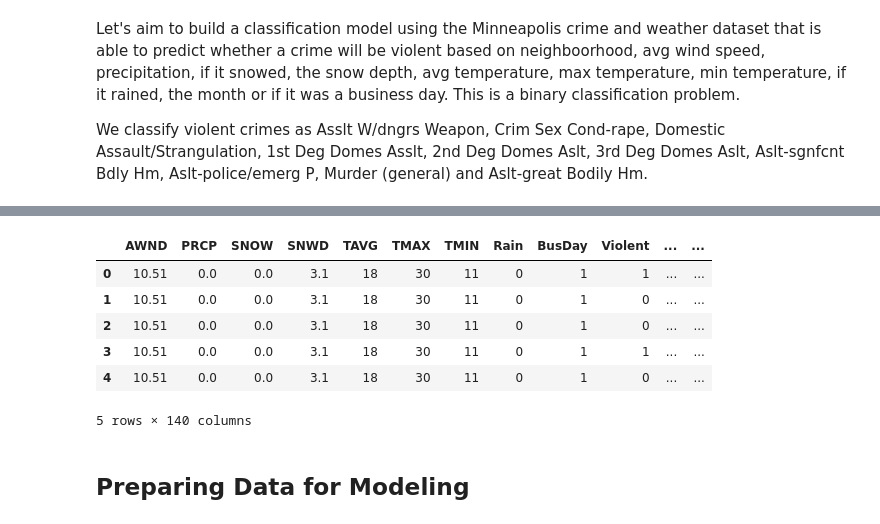
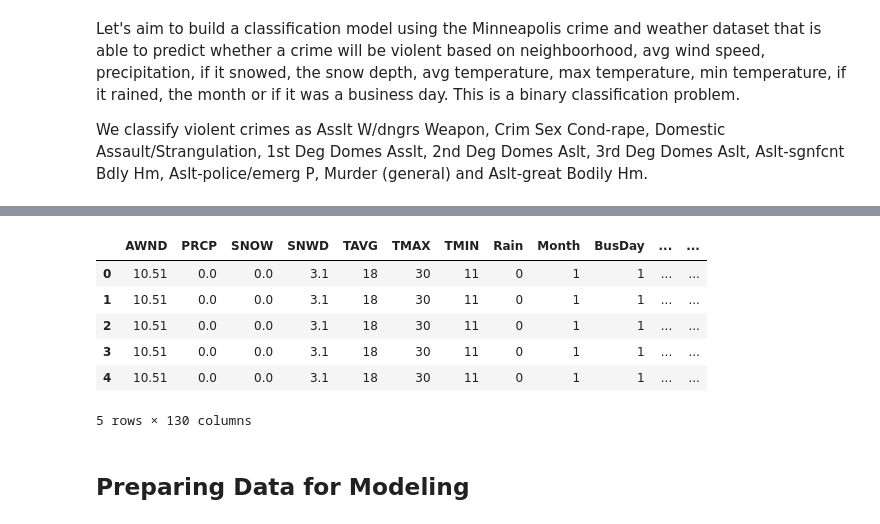
Before and after one commit to micoyle/Data-Programming-in-Python-Group-Project, a Jupyter notebook: Crime_Weather.ipynb, the cells around one changed output, grey strips where cells are left out. Saved outputs shown, nothing was run; the diff lists cells and outputs as text; code cells hidden in the pictures.

```diff
--- a/Crime_Weather.ipynb
+++ b/Crime_Weather.ipynb
@@ -191,3 +176,6 @@ combined_df['BusDay'] = np.is_busday(combined_df.Date.dt.date)
+# %%
+# Drop all rows with any missing values.
+combined_df = combined_df.dropna()
 # %%
 combined_df.info()
 # %% [output]
@@ -210,0 +205,12 @@ memory usage: 6.5+ MB
+# %%
+# Add Rain column to indicate it rained on that day.
+combined_df['Rain'] = np.where((combined_df.PRCP > 0) & (combined_df.SNOW == 0), 1, 0)
+
+# Add Month column with number of month.
+combined_df['Month'] = pd.Categorical(combined_df.Date.dt.month)
+
+# Add MonthText column with month text name.
+combined_df['MonthText'] = pd.Categorical(combined_df.Date.dt.month_name())
+
+# Add BusDay column to indicate if the Date is a business day or not.
+combined_df['BusDay'] = np.is_busday(combined_df.Date.dt.date)
@@ -369,7 +395,7 @@ We classify violent crimes as Asslt W/dngrs Weapon, Crim Sex Cond-rape, Domestic
 combined_df['Violent'] = np.where((combined_df.Description == 'Asslt W/dngrs Weapon') |
                                   (combined_df.Description == 'Crim Sex Cond-rape') |
                                   (combined_df.Description == 'Domestic Assault/Strangulation') |
-                                  (combined_df.Description == '1st Deg Domes Asslt')
+                                  (combined_df.Description == '1st Deg Domes Asslt') |
                                   (combined_df.Description == '2nd Deg Domes Aslt') |
                                   (combined_df.Description == '3rd Deg Domes Aslt') |
                                   (combined_df.Description == 'Aslt-sgnfcnt Bdly Hm') |
@@ -388,3 +414,4 @@ There are only 6,040 violent crimes compared to 55,922 non-violent crimes in thi
 # %%
 # Filter out unnecessary columns
-df = combined_df[['Offense', 'Neighborhood', 'AWND', 'PRCP', 'SNOW', 'SNWD', 'TAVG', 'TMAX', 'TMIN', 'Rain', 'Month', 'BusDay', 'Violent']]
+df = combined_df[['Offense', 'Neighborhood', 'AWND', 'PRCP', 'SNOW', 'SNWD',
+                  'TAVG', 'TMAX', 'TMIN', 'Rain', 'Month', 'BusDay', 'Violent']]
@@ -392,18 +429,20 @@ df = combined_df[['Offense', 'Neighborhood', 'AWND', 'PRCP', 'SNOW', 'SNWD', 'TA
 def createCategoricalDummies(df, categoricalList):
     return pd.get_dummies(df[categoricalList], prefix_sep = "::", drop_first = True)
 # %%
-categoricalList = ['Offense','Neighborhood', 'Rain', 'Month', 'BusDay', 'Violent']
+# Create list of columns to create categorical dummy columns for.
+categoricalList = ['Offense','Neighborhood']
 
+# Call function to create categorical dummy columns.
 df = pd.concat([df.drop(categoricalList,axis=1), createCategoricalDummies(df,categoricalList)], axis = 1)
 df.head()
 # %% [output]
-|  | AWND | PRCP | SNOW | SNWD | TAVG | TMAX | TMIN | Rain | BusDay | Violent | ... | ... |
+|  | AWND | PRCP | SNOW | SNWD | TAVG | TMAX | TMIN | Rain | Month | BusDay | ... | ... |
 | 0 | 10.51 | 0.0 | 0.0 | 3.1 | 18 | 30 | 11 | 0 | 1 | 1 | ... | ... |
-| 1 | 10.51 | 0.0 | 0.0 | 3.1 | 18 | 30 | 11 | 0 | 1 | 0 | ... | ... |
-| 2 | 10.51 | 0.0 | 0.0 | 3.1 | 18 | 30 | 11 | 0 | 1 | 0 | ... | ... |
+| 1 | 10.51 | 0.0 | 0.0 | 3.1 | 18 | 30 | 11 | 0 | 1 | 1 | ... | ... |
+| 2 | 10.51 | 0.0 | 0.0 | 3.1 | 18 | 30 | 11 | 0 | 1 | 1 | ... | ... |
 | 3 | 10.51 | 0.0 | 0.0 | 3.1 | 18 | 30 | 11 | 0 | 1 | 1 | ... | ... |
-| 4 | 10.51 | 0.0 | 0.0 | 3.1 | 18 | 30 | 11 | 0 | 1 | 0 | ... | ... |
+| 4 | 10.51 | 0.0 | 0.0 | 3.1 | 18 | 30 | 11 | 0 | 1 | 1 | ... | ... |
-5 rows × 140 columns
+5 rows × 130 columns
 # %% [markdown]
 ## Preparing Data for Modeling
 # %%
```
Also changed, not shown: parts of 42 cells of this notebook.
